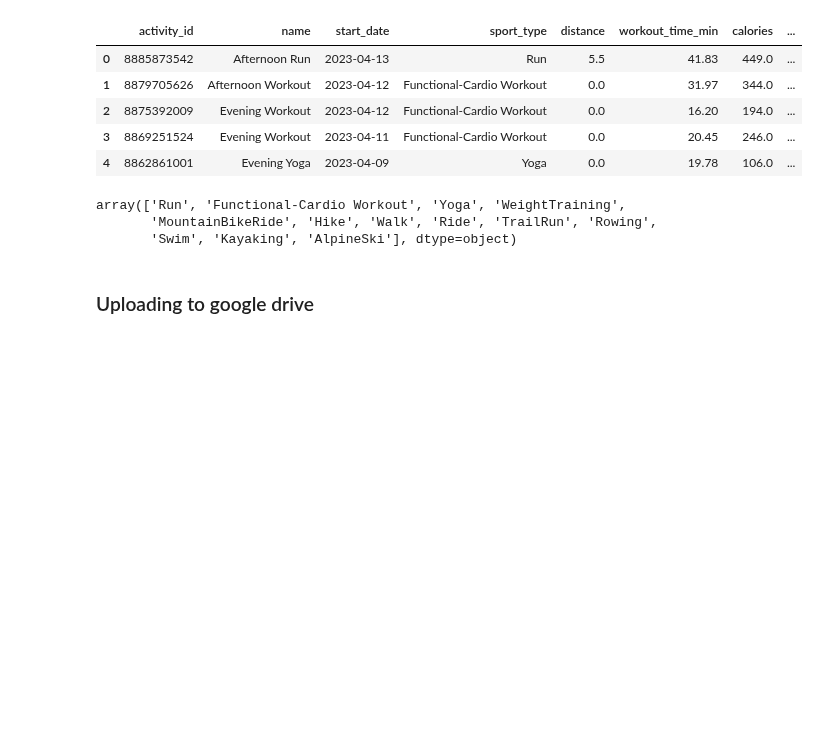
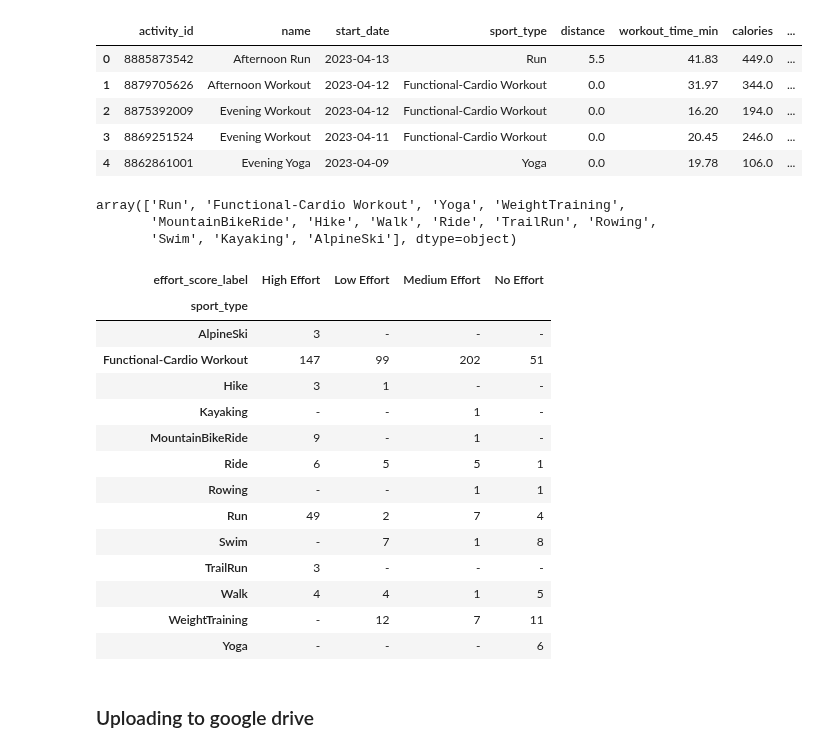
Before and after one commit to ManuelElizaldi/PyStrava, a Jupyter notebook: StravaConnect.ipynb, the cells around one changed output. Drawn from its saved outputs; the diff is of its cells as text; code cells hidden in the pictures; blank space fills up the shorter version.

```diff
--- a/StravaConnect.ipynb
+++ b/StravaConnect.ipynb
@@ -626,3 +627,32 @@ biking_activities = all_workouts_df.loc[all_workouts_df['sport_type'].isin(['Mou
+# %%
+# Creating function that generates the effort counter table by workout
+def EffortLevelBreakdown(df):
+    effort_counter_table = df.groupby(['sport_type', 'effort_score_label'])['effort_score_label'].count().unstack().fillna('-')
+    return effort_counter_table
+# %%
+# Generating the table that shows how many workouts for each effort level
+running_effort_table = EffortLevelBreakdown(running_activities)
+biking_effort_table = EffortLevelBreakdown(biking_activities)
+functional_effort_table = EffortLevelBreakdown(functional_activities)
+all_workouts_effort_table = EffortLevelBreakdown(all_workouts_df)
+# %%
+all_workouts_effort_table
+# %% [output]
+| effort_score_label | High Effort | Low Effort | Medium Effort | No Effort |
+| sport_type |  |  |  |  |
+| AlpineSki | 3 | - | - | - |
+| Functional-Cardio Workout | 147 | 99 | 202 | 51 |
+| Hike | 3 | 1 | - | - |
+| Kayaking | - | - | 1 | - |
+| MountainBikeRide | 9 | - | 1 | - |
+| Ride | 6 | 5 | 5 | 1 |
+| Rowing | - | - | 1 | 1 |
+| Run | 49 | 2 | 7 | 4 |
+| Swim | - | 7 | 1 | 8 |
+| TrailRun | 3 | - | - | - |
+| Walk | 4 | 4 | 1 | 5 |
+| WeightTraining | - | 12 | 7 | 11 |
+| Yoga | - | - | - | 6 |
 # %%
 all_workouts_df = CleanWorkoutJson(all_workouts_json)
 all_workouts_df.head(5)
```
Also changed, not shown: parts of 1 cell of this notebook, 13 other files.
